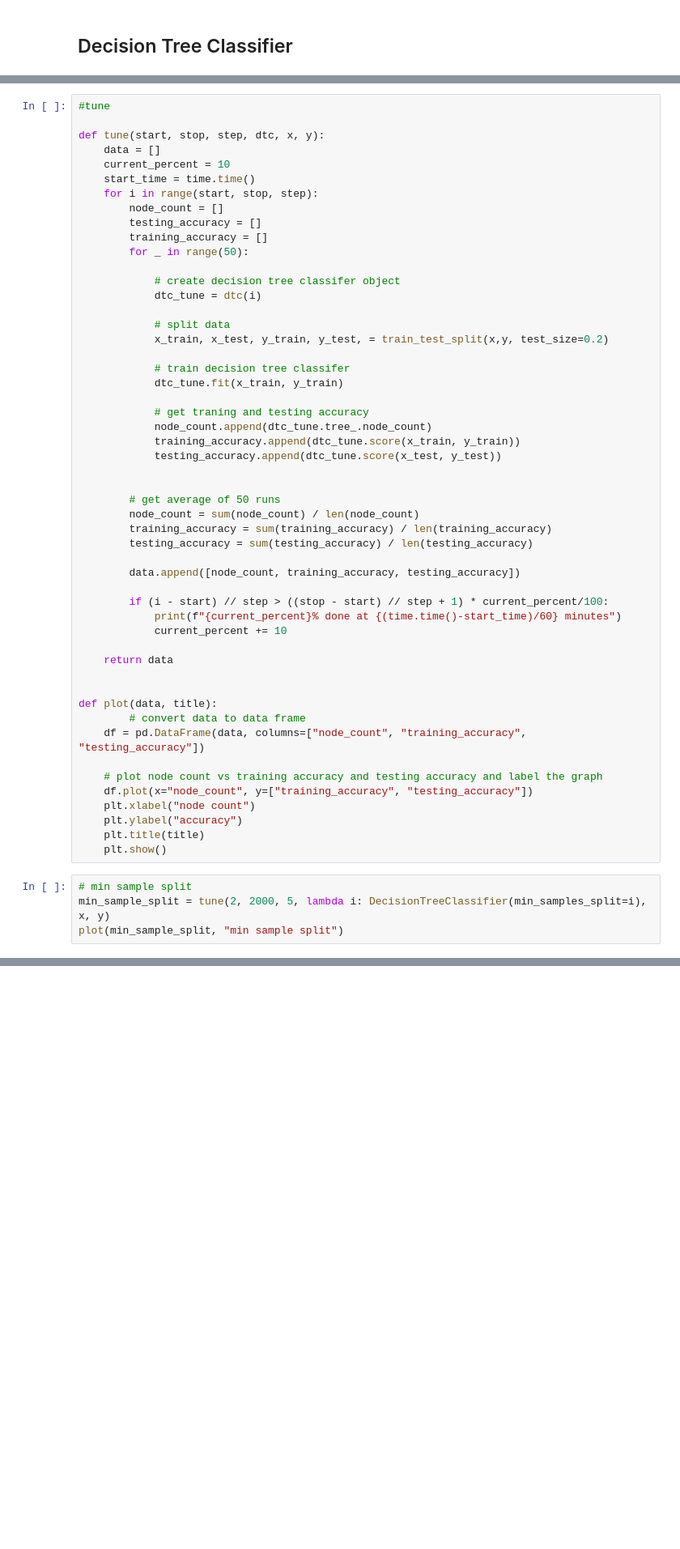
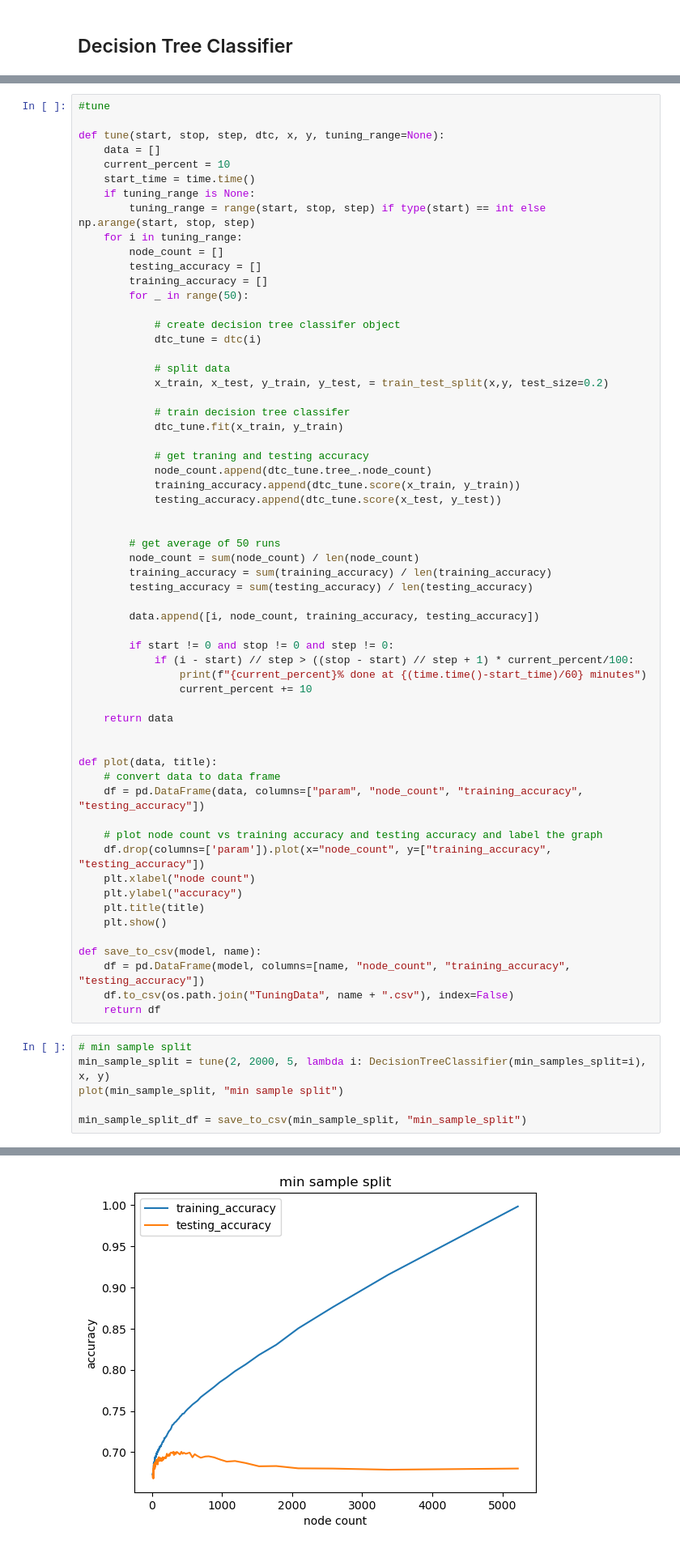
Before and after one commit to Hussain-Aziz/CMP466-Project, a Jupyter notebook: project.ipynb, the cells around one changed output, grey strips where cells are left out. Shown: that part at 81% size. Cells and saved outputs as stored; diff of their text form; blank space fills up the shorter version.

```diff
--- a/project.ipynb
+++ b/project.ipynb
@@ -282,11 +282,13 @@ number of leaves 2638
 # %%
 #tune
 
-def tune(start, stop, step, dtc, x, y):
+def tune(start, stop, step, dtc, x, y, tuning_range=None):
     data = []
     current_percent = 10
     start_time = time.time()
-    for i in range(start, stop, step):
+    if tuning_range is None:
+        tuning_range = range(start, stop, step) if type(start) == int else np.arange(start, stop, step)
+    for i in tuning_range:
         node_count = []
         testing_accuracy = []
         training_accuracy = []
@@ -312,27 +314,35 @@ def tune(start, stop, step, dtc, x, y):
         training_accuracy = sum(training_accuracy) / len(training_accuracy)
         testing_accuracy = sum(testing_accuracy) / len(testing_accuracy)
 
-        data.append([node_count, training_accuracy, testing_accuracy])
+        data.append([i, node_count, training_accuracy, testing_accuracy])
 
-        if (i - start) // step > ((stop - start) // step + 1) * current_percent/100:
-            print(f"{current_percent}% done at {(time.time()-start_time)/60} minutes")
-            current_percent += 10
+        if start != 0 and stop != 0 and step != 0:
+            if (i - start) // step > ((stop - start) // step + 1) * current_percent/100:
+                print(f"{current_percent}% done at {(time.time()-start_time)/60} minutes")
+                current_percent += 10
 
     return data
 
 
 def plot(data, title):
-        # convert data to data frame
-    df = pd.DataFrame(data, columns=["node_count", "training_accuracy", "testing_accuracy"])
+    # convert data to data frame
+    df = pd.DataFrame(data, columns=["param", "node_count", "training_accuracy", "testing_accuracy"])
 
     # plot node count vs training accuracy and testing accuracy and label the graph
-    df.plot(x="node_count", y=["training_accuracy", "testing_accuracy"])
+    df.drop(columns=['param']).plot(x="node_count", y=["training_accuracy", "testing_accuracy"])
     plt.xlabel("node count")
     plt.ylabel("accuracy")
     plt.title(title)
     plt.show()
+
+def save_to_csv(model, name):
+    df = pd.DataFrame(model, columns=[name, "node_count", "training_accuracy", "testing_accuracy"])
+    df.to_csv(os.path.join("TuningData", name + ".csv"), index=False)
+    return df
 # %%
 # min sample split
 min_sample_split = tune(2, 2000, 5, lambda i: DecisionTreeClassifier(min_samples_split=i), x, y)
 plot(min_sample_split, "min sample split")
+
+min_sample_split_df = save_to_csv(min_sample_split, "min_sample_split")
 # %% [output]
@@ -344,0 +358 @@ plot(min_sample_split, "min sample split")
+[figure, added]
```
Also changed, not shown: parts of 31 cells of this notebook, 1 other file.
